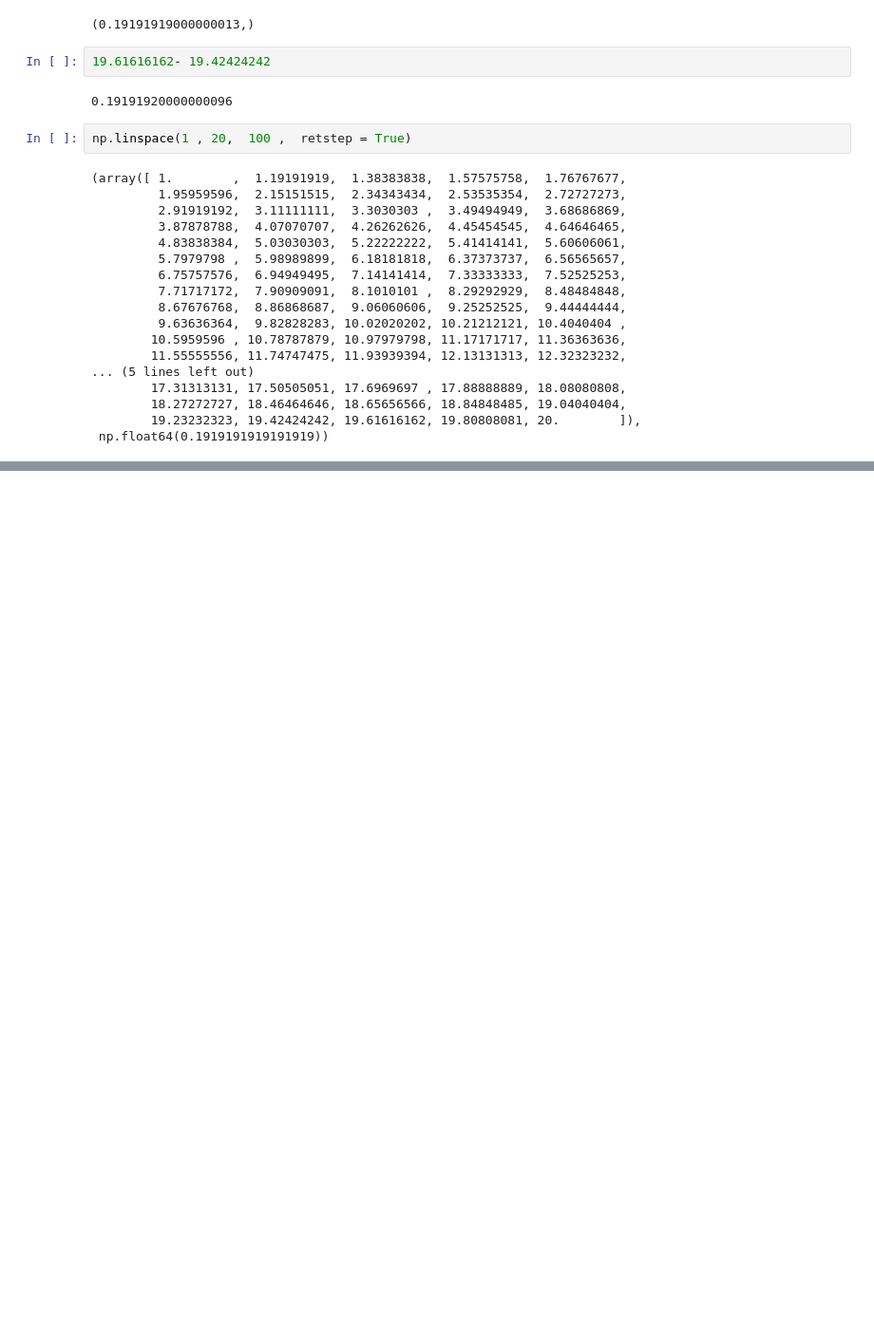
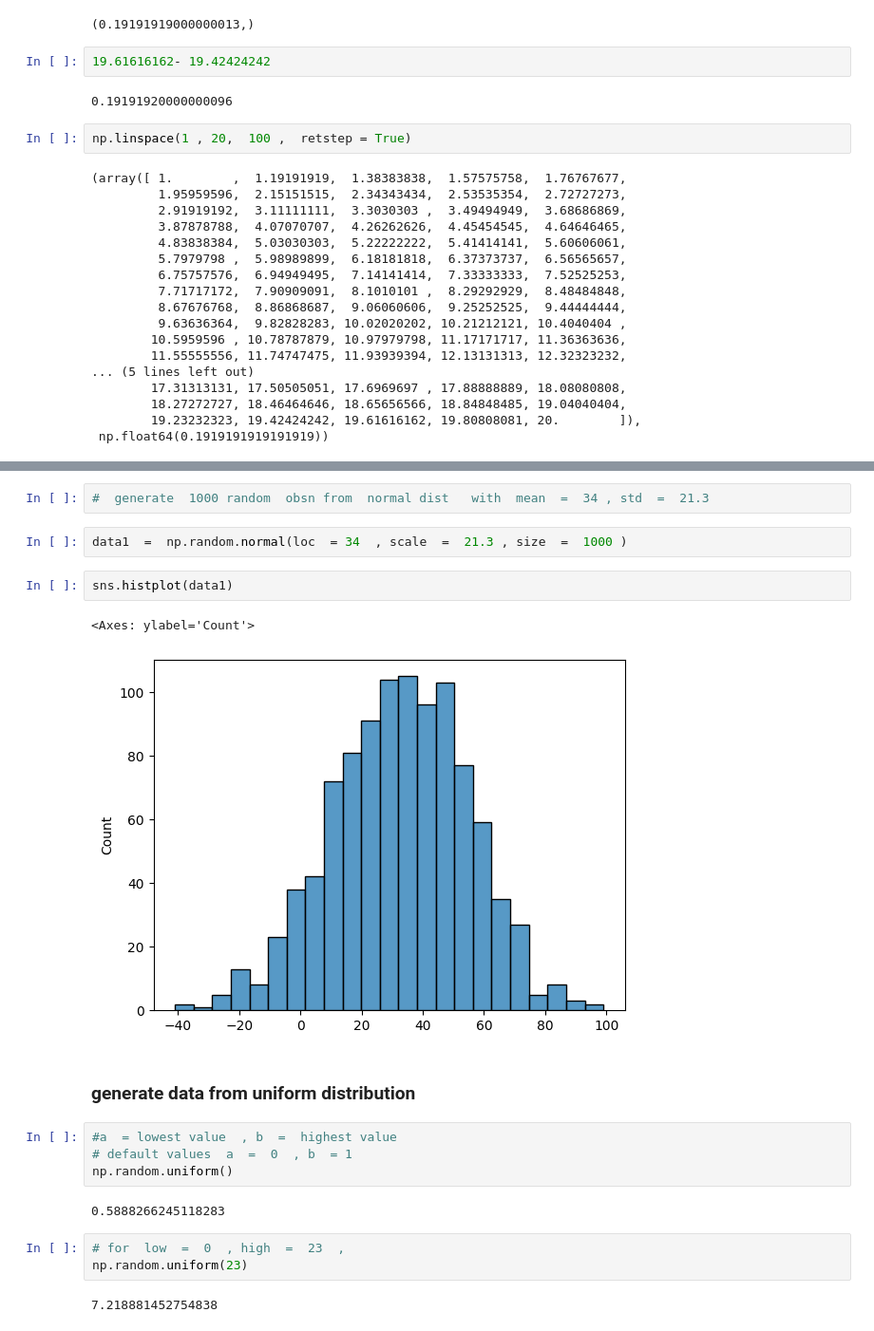
Before and after one commit to varshum12/Adv-python-weekdays-28-august-9_11, a Jupyter notebook: Numpy Array/Numpy.ipynb, the cells around one changed output, grey strips where cells are left out. Shown: that part at 95% size. Saved outputs shown, nothing was run; the diff lists cells and outputs as text; blank space fills up the shorter version.

```diff
--- a/Numpy Array/Numpy.ipynb
+++ b/Numpy Array/Numpy.ipynb
@@ -537,0 +656,22 @@ np.linspace(1 , 20,  100 ,  retstep = True)
+# %%
+#  generate  1000 random  obsn from  normal dist   with  mean  =  34 , std  =  21.3
+# %%
+data1  =  np.random.normal(loc  = 34  , scale  =  21.3 , size  =  1000 )
+# %%
+sns.histplot(data1)
+# %% [output]
+<Axes: ylabel='Count'>
+[figure, added]
+# %% [markdown]
+### generate data from uniform  distribution
+# %%
+#a  = lowest value  , b  =  highest value
+# default values  a  =  0  , b  = 1
+np.random.uniform()
+# %% [output]
+0.5888266245118283
+# %%
+# for  low  =  0  , high  =  23  ,
+np.random.uniform(23)
+# %% [output]
+7.218881452754838
```
Also changed, not shown: parts of 26 cells of this notebook, 1 other file.
